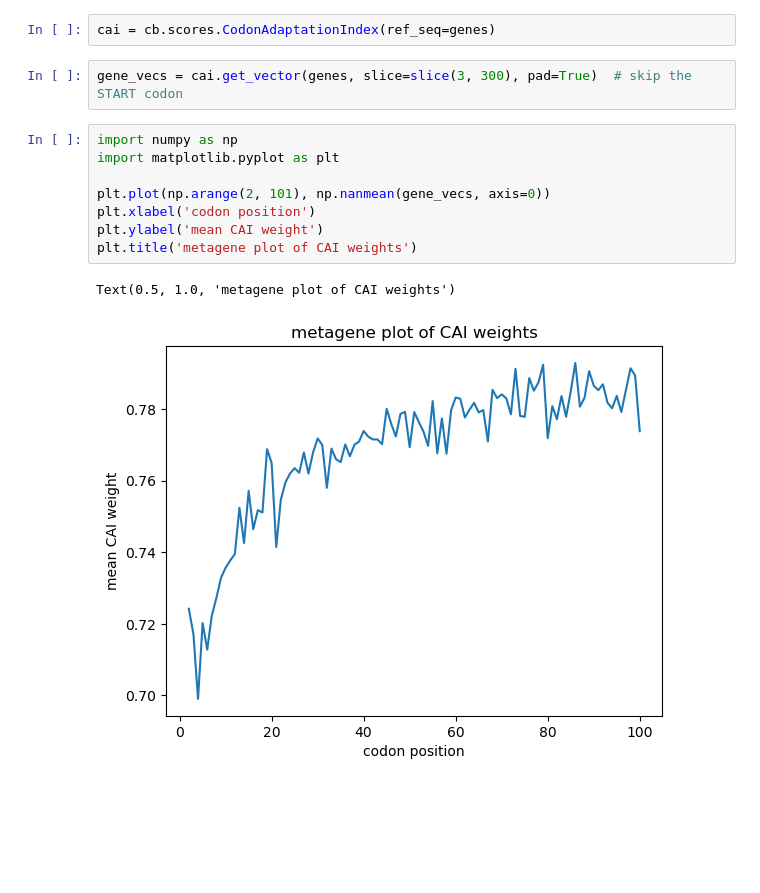
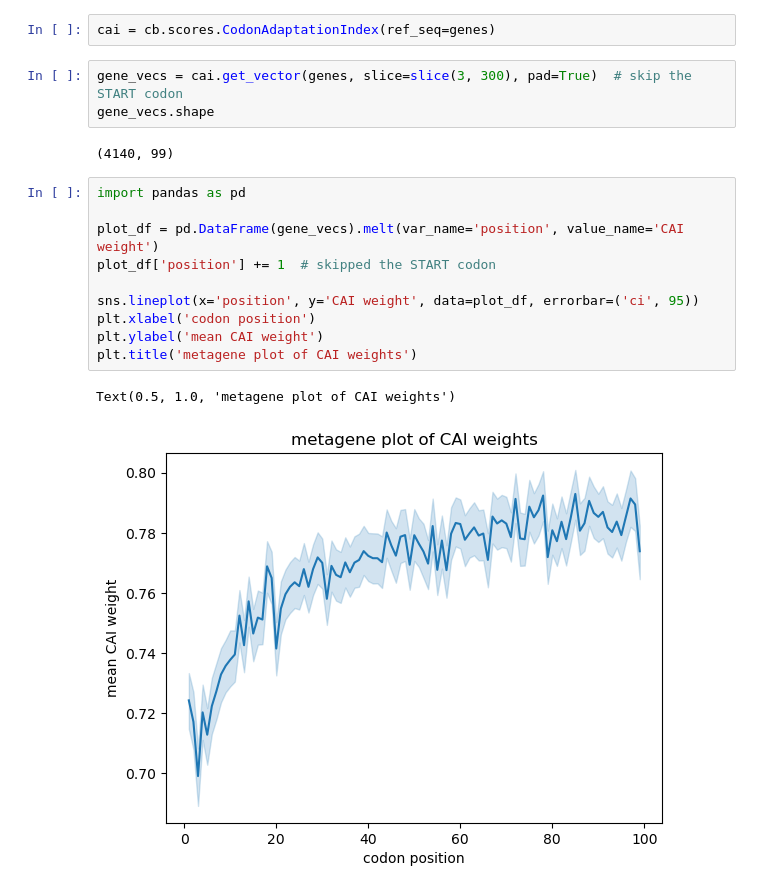
Before and after one commit to alondmnt/codon-bias, a Jupyter notebook: docs/source/notebooks/getting_started.ipynb, the cells around one changed output. Cells and saved outputs as stored; diff of their text form; blank space fills up the shorter version.

Commit message:
docs: gettings started tutorial

```diff
--- a/docs/source/notebooks/getting_started.ipynb
+++ b/docs/source/notebooks/getting_started.ipynb
@@ -39,14 +50,19 @@ For some scores, we could calculate a score for each codon in the sequence. For
 cai = cb.scores.CodonAdaptationIndex(ref_seq=genes)
 # %%
 gene_vecs = cai.get_vector(genes, slice=slice(3, 300), pad=True)  # skip the START codon
+gene_vecs.shape
+# %% [output]
+(4140, 99)
-# %%
-import numpy as np
-import matplotlib.pyplot as plt
-
-plt.plot(np.arange(2, 101), np.nanmean(gene_vecs, axis=0))
-plt.xlabel('codon position')
-plt.ylabel('mean CAI weight')
-plt.title('metagene plot of CAI weights')
-# %% [output]
-Text(0.5, 1.0, 'metagene plot of CAI weights')
-[figure, removed]
+# %%
+import pandas as pd
+
+plot_df = pd.DataFrame(gene_vecs).melt(var_name='position', value_name='CAI weight')
+plot_df['position'] += 1  # skipped the START codon
+
+sns.lineplot(x='position', y='CAI weight', data=plot_df, errorbar=('ci', 95))
+plt.xlabel('codon position')
+plt.ylabel('mean CAI weight')
+plt.title('metagene plot of CAI weights')
+# %% [output]
+Text(0.5, 1.0, 'metagene plot of CAI weights')
+[figure, added]
```
Also changed, not shown: parts of 1 cell of this notebook.
